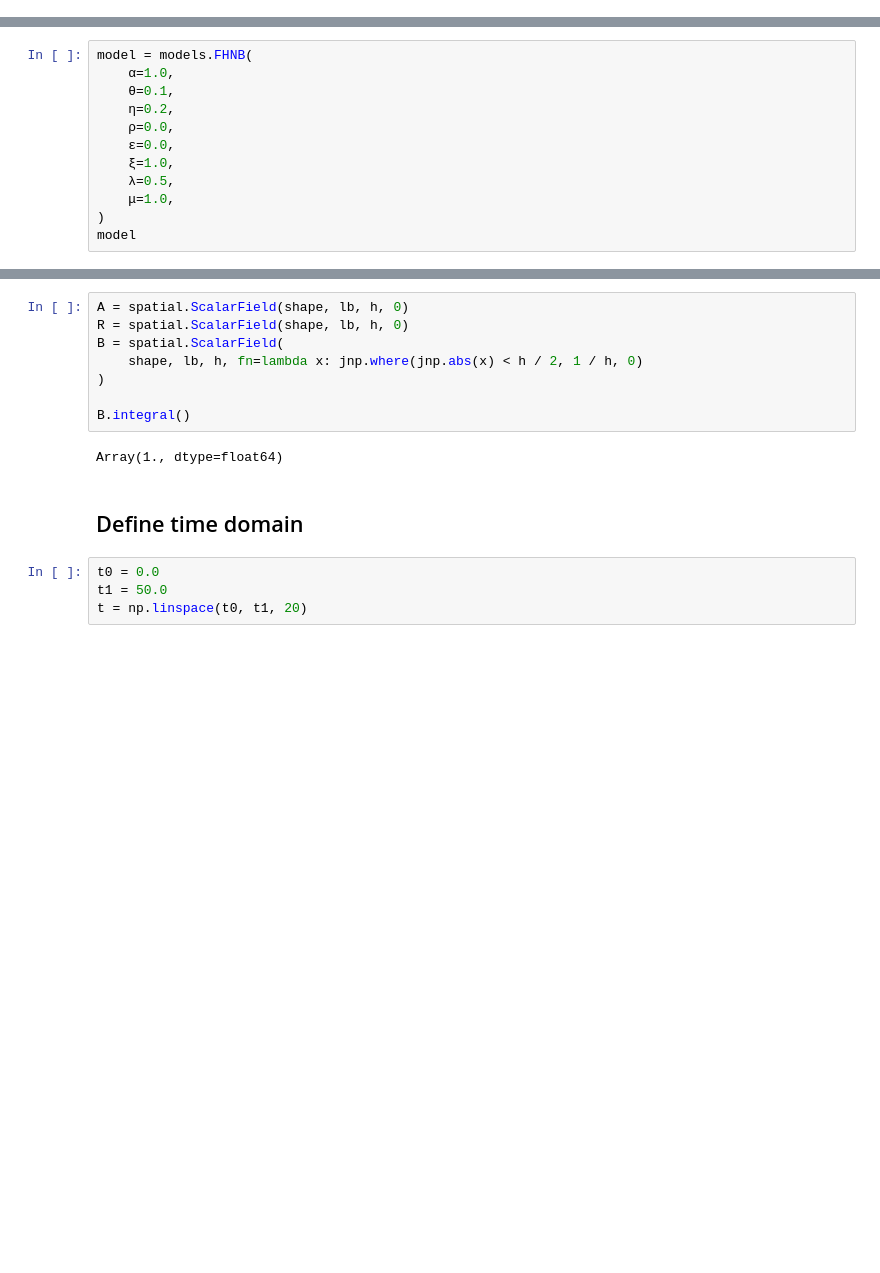
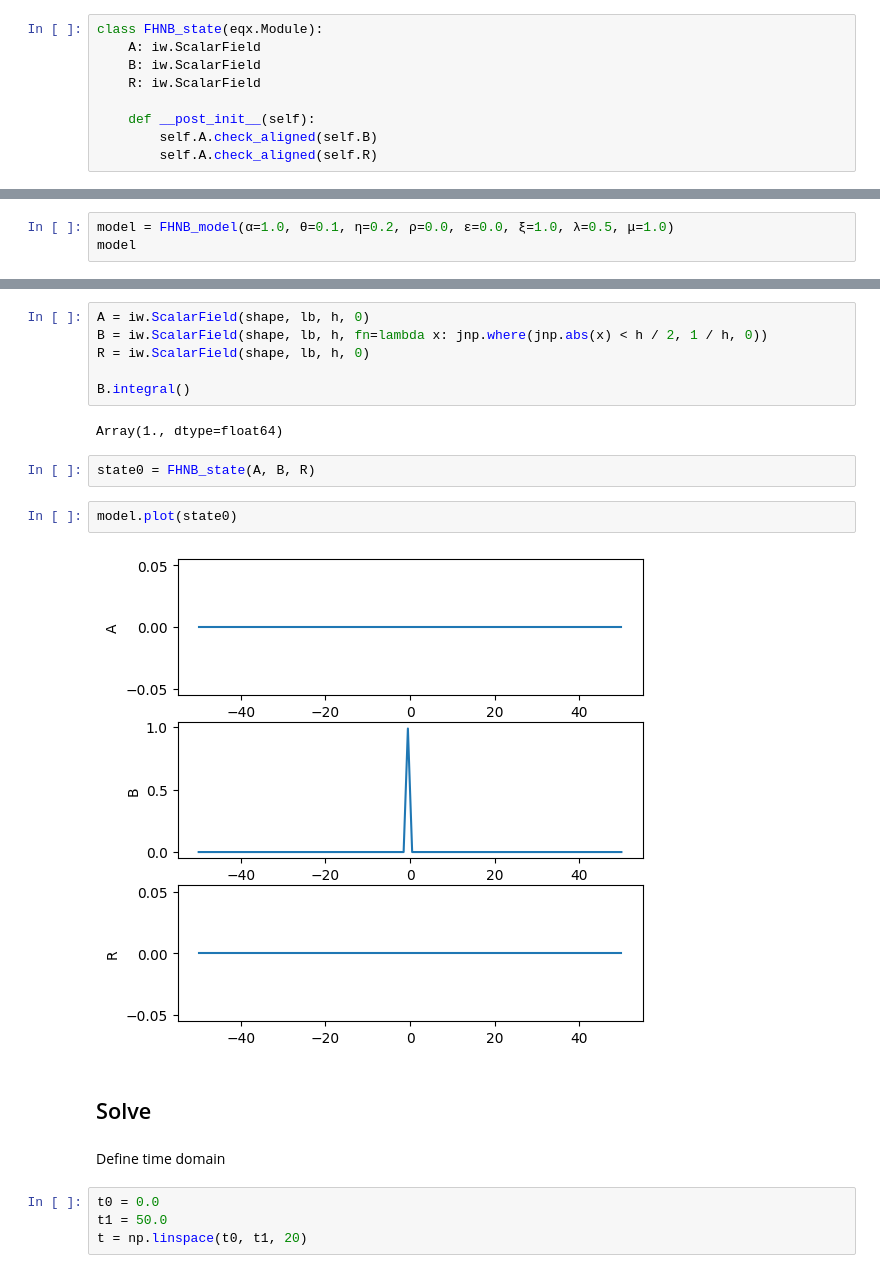
Before and after one commit to dewitt-lab/immunowave, a Jupyter notebook: notebooks/quickstart.ipynb, the cells around one changed output, grey strips where cells are left out. Saved outputs shown, nothing was run; the diff lists cells and outputs as text; blank space fills up the shorter version.

Commit message:
state as eqx.Module

```diff
--- a/notebooks/quickstart.ipynb
+++ b/notebooks/quickstart.ipynb
@@ -9,0 +37,9 @@ import matplotlib.pyplot as plt
+# %%
+class FHNB_state(eqx.Module):
+    A: iw.ScalarField
+    B: iw.ScalarField
+    R: iw.ScalarField
+
+    def __post_init__(self):
+        self.A.check_aligned(self.B)
+        self.A.check_aligned(self.R)
@@ -10,13 +77,4 @@ import matplotlib.pyplot as plt
 # %%
-model = models.FHNB(
-    α=1.0,
-    θ=0.1,
-    η=0.2,
-    ρ=0.0,
-    ε=0.0,
-    ξ=1.0,
-    λ=0.5,
-    μ=1.0,
-)
+model = FHNB_model(α=1.0, θ=0.1, η=0.2, ρ=0.0, ε=0.0, ξ=1.0, λ=0.5, μ=1.0)
 model
 # %% [output]
@@ -35,15 +95,21 @@ h = L / (n - 1)
 # %%
-A = spatial.ScalarField(shape, lb, h, 0)
-R = spatial.ScalarField(shape, lb, h, 0)
-B = spatial.ScalarField(
-    shape, lb, h, fn=lambda x: jnp.where(jnp.abs(x) < h / 2, 1 / h, 0)
-)
+A = iw.ScalarField(shape, lb, h, 0)
+B = iw.ScalarField(shape, lb, h, fn=lambda x: jnp.where(jnp.abs(x) < h / 2, 1 / h, 0))
+R = iw.ScalarField(shape, lb, h, 0)
 
 B.integral()
 # %% [output]
 Array(1., dtype=float64)
+# %%
+state0 = FHNB_state(A, B, R)
+# %%
+model.plot(state0)
+# %% [output]
+[figure, added]
+# %% [markdown]
+## Solve
 # %% [markdown]
-## Define time domain
+Define time domain
 # %%
 t0 = 0.0
 t1 = 50.0
```
Also changed, not shown: parts of 14 cells of this notebook, 4 other files.
